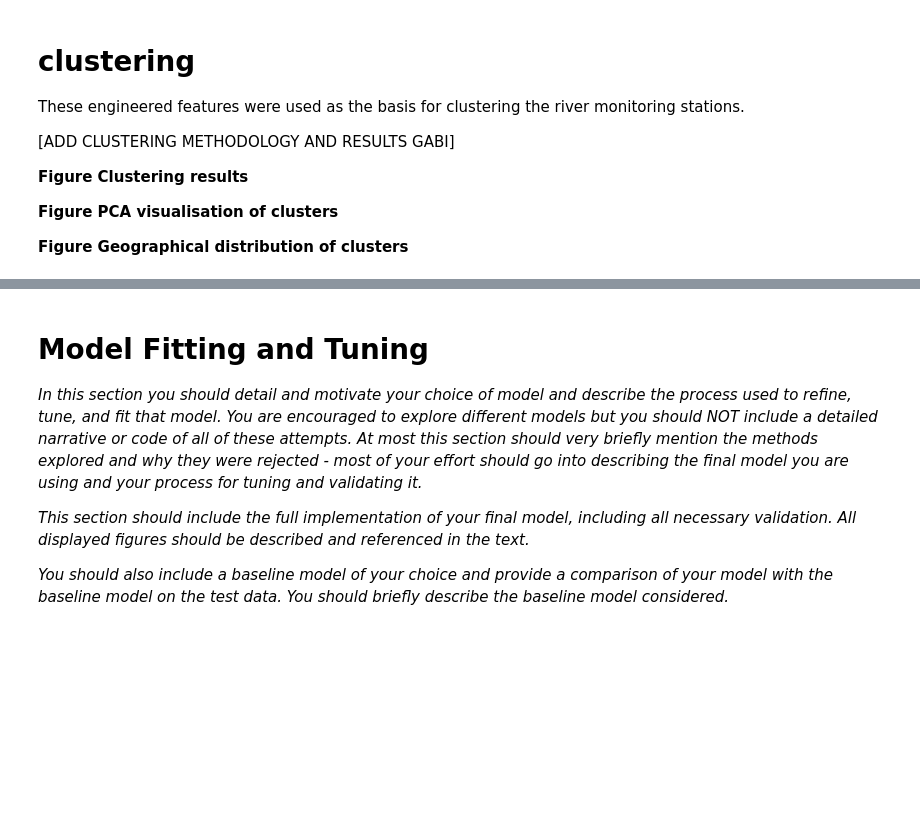
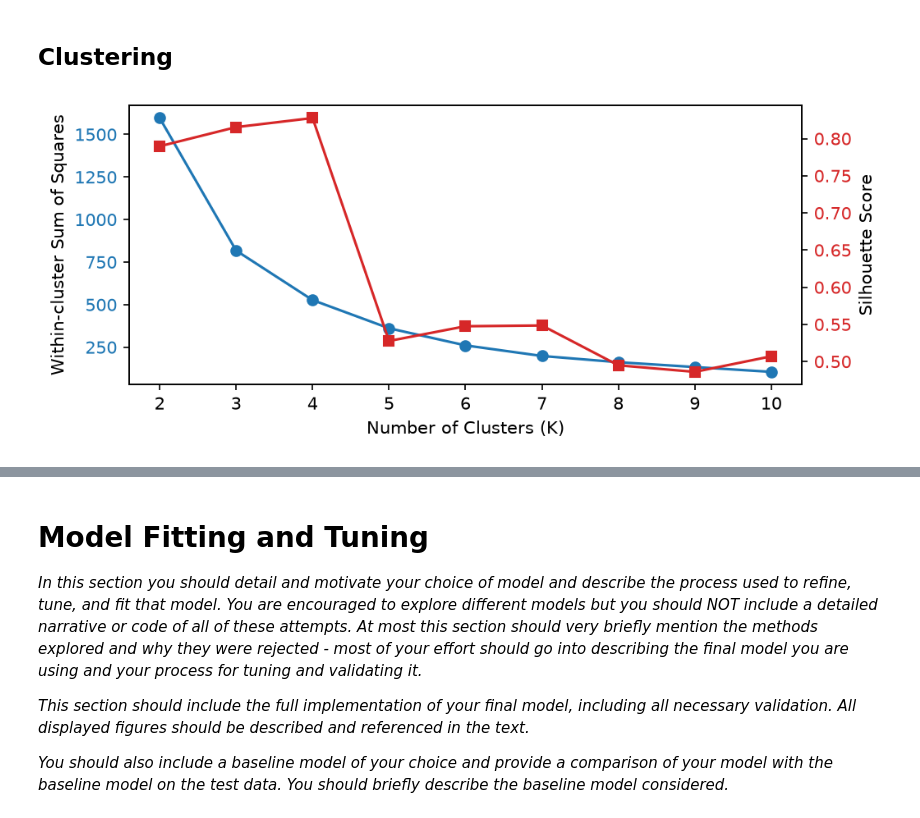
Before and after one commit to Emma-Deyell/MLP-PROJ, a Jupyter notebook: project.ipynb, the cells around one changed output, grey strips where cells are left out. Saved outputs shown, nothing was run; the diff lists cells and outputs as text; code cells hidden in the pictures; blank space fills up the shorter version.

```diff
--- a/project.ipynb
+++ b/project.ipynb
@@ -60,11 +214,31 @@ Relationships between these engineered features were then explored using visuali
 # %% [markdown]
-# clustering
-These engineered features were used as the basis for clustering the river monitoring stations.
-
-[ADD CLUSTERING METHODOLOGY AND RESULTS GABI]
-
-**Figure Clustering results**
-
-**Figure PCA visualisation of clusters**
-
-**Figure Geographical distribution of clusters**
+## Clustering
+# %%
+feature_cols = df_visualise.columns
+df_scaled = StandardScaler().fit_transform(df_visualise) #Standardise
+
+#Silhouette plot
+K_range = range(2, 11)
+inertias, silhouette_scores = [], []
+
+for k in K_range:
+    kmeans = KMeans(n_clusters=k, random_state=42, n_init=10)
+    labels = kmeans.fit_predict(df_scaled)
+    inertias.append(kmeans.inertia_)
+    silhouette_scores.append(silhouette_score(df_scaled, labels))
+
+fig, ax1 = plt.subplots()
+ax1.plot(K_range, inertias, "o-", color="tab:blue")
+ax1.set(xlabel="Number of Clusters (K)",
+        ylabel="Within-cluster Sum of Squares")
+
+ax2 = ax1.twinx()
+ax2.plot(K_range, silhouette_scores, "s-", color="tab:red")
+ax2.set_ylabel("Silhouette Score")
+ax1.tick_params(axis="y", labelcolor="tab:blue")
+ax2.tick_params(axis="y", labelcolor="tab:red")
+
+plt.tight_layout()
+plt.show()
+# %% [output]
+[figure, added]
```
Also changed, not shown: parts of 32 cells of this notebook, 13 other files.
